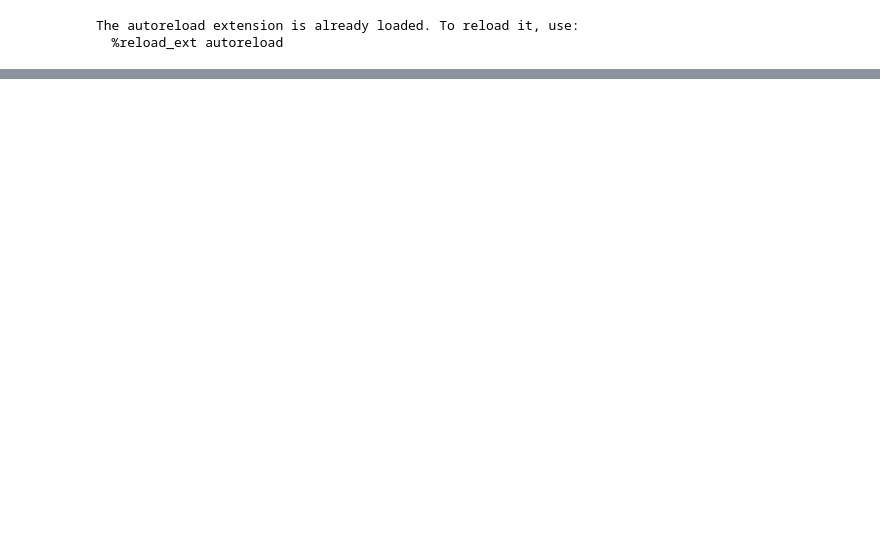
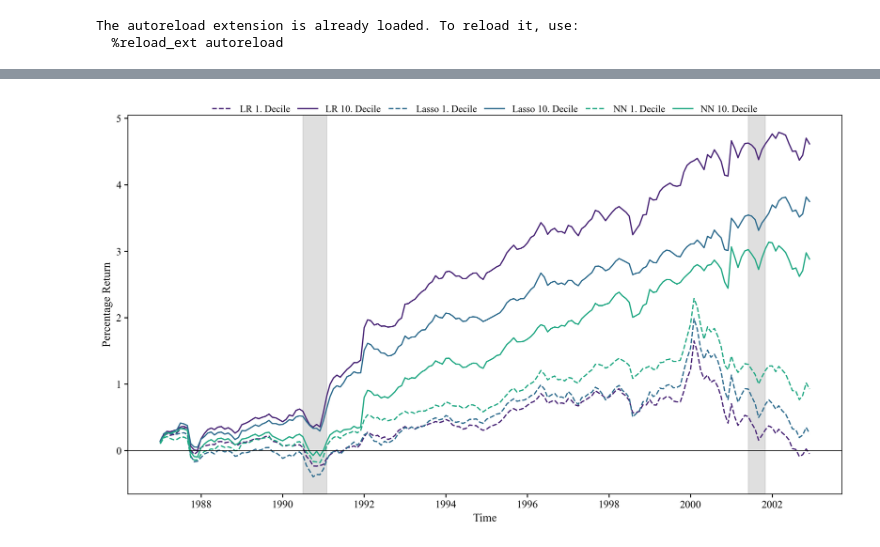
Before and after one commit to fikus44/Masters-Thesis, a Jupyter notebook: Data Processing PCA2.ipynb, the cells around one changed output, grey strips where cells are left out. Cells and saved outputs as stored; diff of their text form; code cells hidden in the pictures; blank space fills up the shorter version.

```diff
--- a/Data Processing PCA2.ipynb
+++ b/Data Processing PCA2.ipynb
@@ -57,0 +192,17 @@ training, validation, test = DP.complete_data_process(industry_code, returns, FM
+# %%
+# Return for each decile at all points in time
+LR_step_1 = pred.portfolio_sorts_1(LR_pred_actual)
+lasso_step_1 = pred.portfolio_sorts_1(lasso_pred_actual)
+NN_step_1 = pred.portfolio_sorts_1(NN_pred_actual)
+
+# Accumualtive return of all deciles for both
+# predicted and actual returns
+LR_cum = pred.portfolio_sorts_acc_return(LR_step_1)
+lasso_cum = pred.portfolio_sorts_acc_return(lasso_step_1)
+NN_cum = pred.portfolio_sorts_acc_return(NN_step_1)
+
+# Monthly average return and std. deviation, and annualized SR
+# of both predicted and actual returns
+LR_mean, LR_std, LR_sr = pred.portfolio_sorts_SR(LR_step_1)
+lasso_mean, lasso_std, lasso_sr = pred.portfolio_sorts_SR(lasso_step_1)
+NN_mean, NN_std, NN_sr = pred.portfolio_sorts_SR(NN_step_1)
@@ -57,0 +279,73 @@ training, validation, test = DP.complete_data_process(industry_code, returns, FM
+# %%
+# I morgen skal jeg have gjort starten her smarter; skal kunne virkelig lige meget hvor mange ML modellers datas jeg feeder den
+
+# running cumulative returns for 1 model
+LR_figure_data = [list(it.accumulate(LR_step_1[LR_step_1.index.get_level_values(1) == x].ret)) for x in [1, 10]]
+lasso_figure_data = [list(it.accumulate(lasso_step_1[lasso_step_1.index.get_level_values(1) == x].ret)) for x in [1, 10]]
+NN_figure_data = [list(it.accumulate(NN_step_1[NN_step_1.index.get_level_values(1) == x].ret)) for x in [1, 10]]
+data = [LR_figure_data, lasso_figure_data, NN_figure_data]
+# dates
+dates = list(LR_step_1.index.get_level_values(0).unique())
+dates = pd.to_datetime(dates, format = '%Y%m')
+
+plt.rcParams['figure.dpi'] = 300
+plt.rcParams["font.family"] = "Times New Roman"
+
+n = len(data)
+
+
+
+fig, ax = plt.subplots(figsize = (15,8))
+
+color = iter(cm.viridis(np.linspace(0.1, 0.6, n)))
+label = iter(["LR 1. Decile", "LR 10. Decile", "Lasso 1. Decile", "Lasso 10. Decile", "NN 1. Decile", "NN 10. Decile"])
+
+for i in range(n):
+
+    c = next(color)
+    l = next(label)
+
+    ax.plot(dates,
+            data[i][0],
+            c = c,
+            label = l,
+            linestyle = "dashed");
+
+    l = next(label)
+
+    ax.plot(dates,
+            data[i][1],
+            c = c,
+            label = l);
+
+# Add labels and change font
+plt.xlabel("Time", size = 13.5)
+plt.ylabel("Percentage Return", size = 13.5)
+
+ax.legend(loc = 'upper center', ncol = 10, bbox_to_anchor = (0.5, 1.05), fontsize = 11.5, columnspacing=0.8, frameon=False)
+
+ax.axhline(y=0, color='black', linewidth=0.75)
+#ax.axhline(y=1, color='black', linewidth=0.5)
+#ax.axhline(y=2, color='black', linewidth=0.5)
+#ax.axhline(y=3, color='black', linewidth=0.5)
+
+# Smaller tick text and smaller ticks
+ax.tick_params(axis='both', which='major', labelsize=12.5, width = 1.2, length = 4)
+
+R1_start = pd.datetime(1990, 7, 1)
+R1_end = pd.datetime(1991, 2, 1)
+plt.axvspan(R1_start, R1_end, color="grey", alpha=0.25)
+
+R2_start = pd.datetime(2001, 6, 1)
+R2_end = pd.datetime(2001, 11, 1)
+plt.axvspan(R2_start, R2_end, color="grey", alpha=0.25)
+
+
+# Save as PDF
+plt.savefig('10_1_decils.pdf', bbox_inches='tight')
+
+plt.show()
+
+# Skal nok have samme model = samme farve men den ene decil må så være dashed eller lignende
+# %% [output]
+[figure, added]
```
Also changed, not shown: parts of 14 cells of this notebook, 8 other files.
